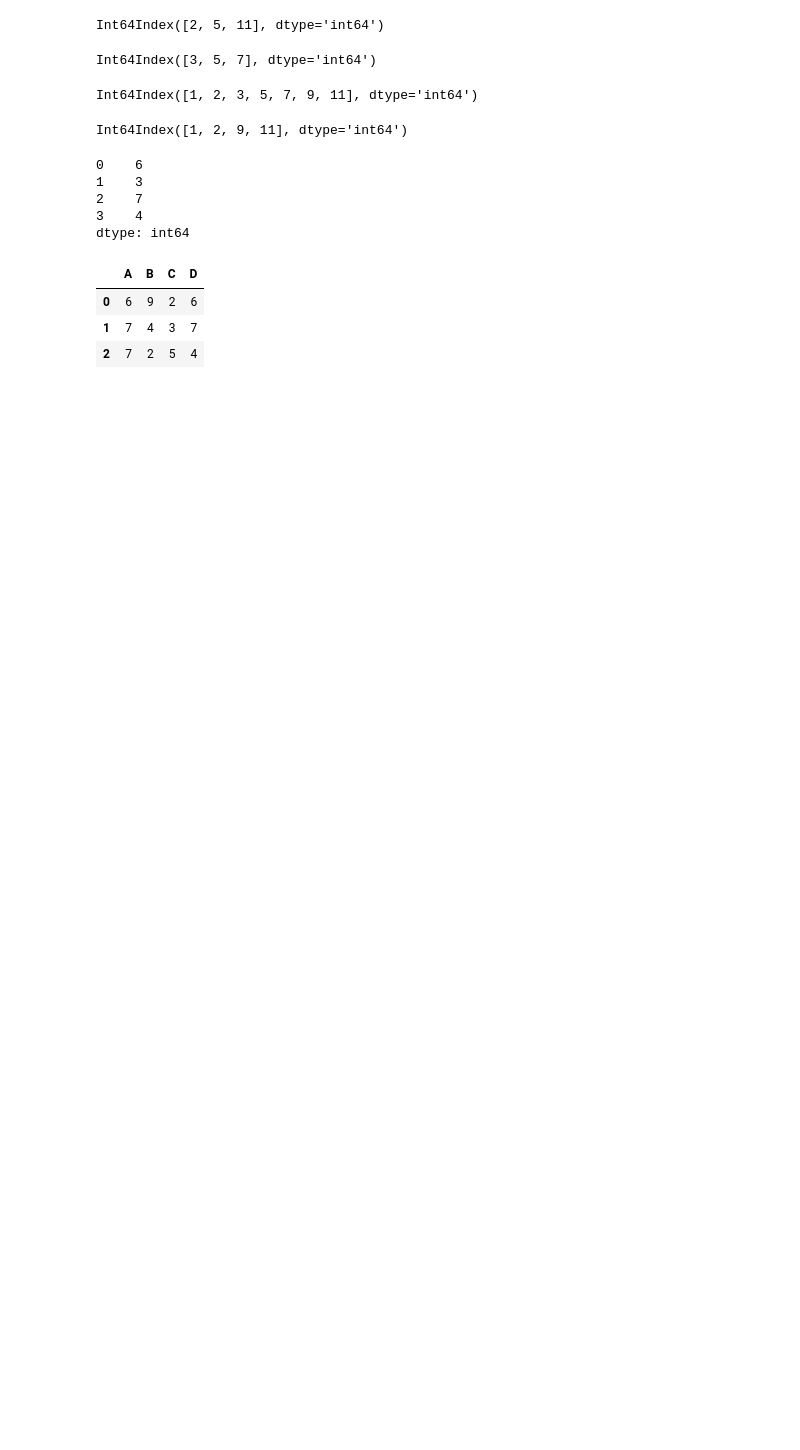
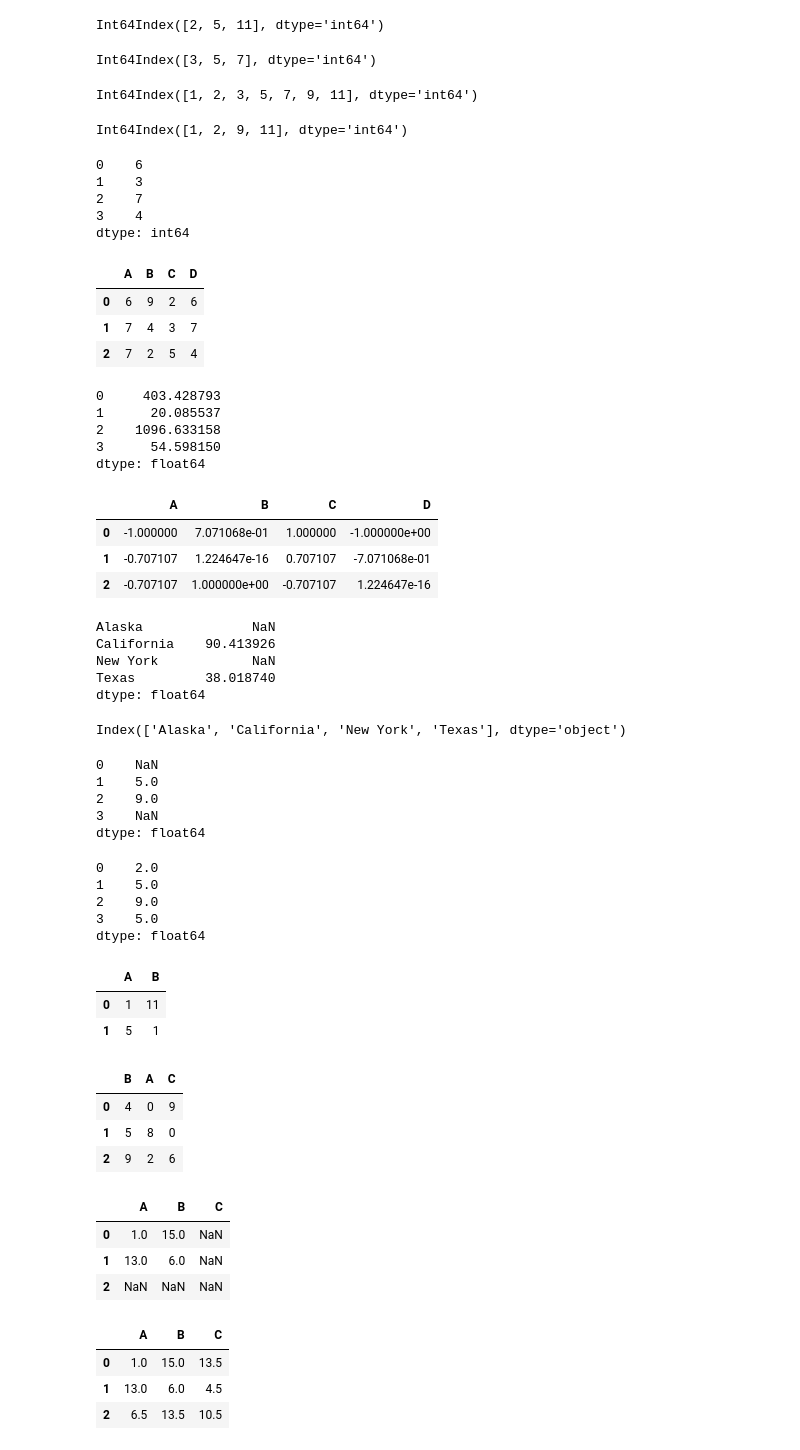
Before and after one commit to renuarimilli/HW01_assignment, a Jupyter notebook: Copy_of_homework01_renuka_arimilli.ipynb, the cells around one changed output. Cells and saved outputs as stored; diff of their text form; code cells hidden in the pictures; blank space fills up the shorter version.

```diff
--- a/Copy_of_homework01_renuka_arimilli.ipynb
+++ b/Copy_of_homework01_renuka_arimilli.ipynb
@@ -812,3 +812,18 @@ df
 | 0 | 6 | 9 | 2 | 6 |
 | 1 | 7 | 4 | 3 | 7 |
 | 2 | 7 | 2 | 5 | 4 |
+# %%
+np.exp(ser)
+# %% [output]
+0     403.428793
+1      20.085537
+2    1096.633158
+3      54.598150
+dtype: float64
+# %%
+np.sin(df * np.pi / 4)
+# %% [output]
+|  | A | B | C | D |
+| 0 | -1.000000 | 7.071068e-01 | 1.000000 | -1.000000e+00 |
+| 1 | -0.707107 | 1.224647e-16 | 0.707107 | -7.071068e-01 |
+| 2 | -0.707107 | 1.000000e+00 | -0.707107 | 1.224647e-16 |
@@ -814,0 +835,62 @@ df
+# %%
+population / area
+# %% [output]
+Alaska              NaN
+California    90.413926
+New York            NaN
+Texas         38.018740
+dtype: float64
+# %%
+area.index | population.index
+# %% [output]
+Index(['Alaska', 'California', 'New York', 'Texas'], dtype='object')
+# %%
+A = pd.Series([2, 4, 6], index=[0, 1, 2])
+B = pd.Series([1, 3, 5], index=[1, 2, 3])
+A + B
+# %% [output]
+0    NaN
+1    5.0
+2    9.0
+3    NaN
+dtype: float64
+# %%
+A.add(B, fill_value=0)
+# %% [output]
+0    2.0
+1    5.0
+2    9.0
+3    5.0
+dtype: float64
+# %%
+A = pd.DataFrame(rng.randint(0, 20, (2, 2)),
+                 columns=list('AB'))
+A
+# %% [output]
+|  | A | B |
+| 0 | 1 | 11 |
+| 1 | 5 | 1 |
+# %%
+B = pd.DataFrame(rng.randint(0, 10, (3, 3)),
+                 columns=list('BAC'))
+B
+# %% [output]
+|  | B | A | C |
+| 0 | 4 | 0 | 9 |
+| 1 | 5 | 8 | 0 |
+| 2 | 9 | 2 | 6 |
+# %%
+A + B
+# %% [output]
+|  | A | B | C |
+| 0 | 1.0 | 15.0 | NaN |
+| 1 | 13.0 | 6.0 | NaN |
+| 2 | NaN | NaN | NaN |
+# %%
+fill = A.stack().mean()
+A.add(B, fill_value=fill)
+# %% [output]
+|  | A | B | C |
+| 0 | 1.0 | 15.0 | 13.5 |
+| 1 | 13.0 | 6.0 | 4.5 |
+| 2 | 6.5 | 13.5 | 10.5 |
```
Also changed, not shown: parts of 7 cells of this notebook.
